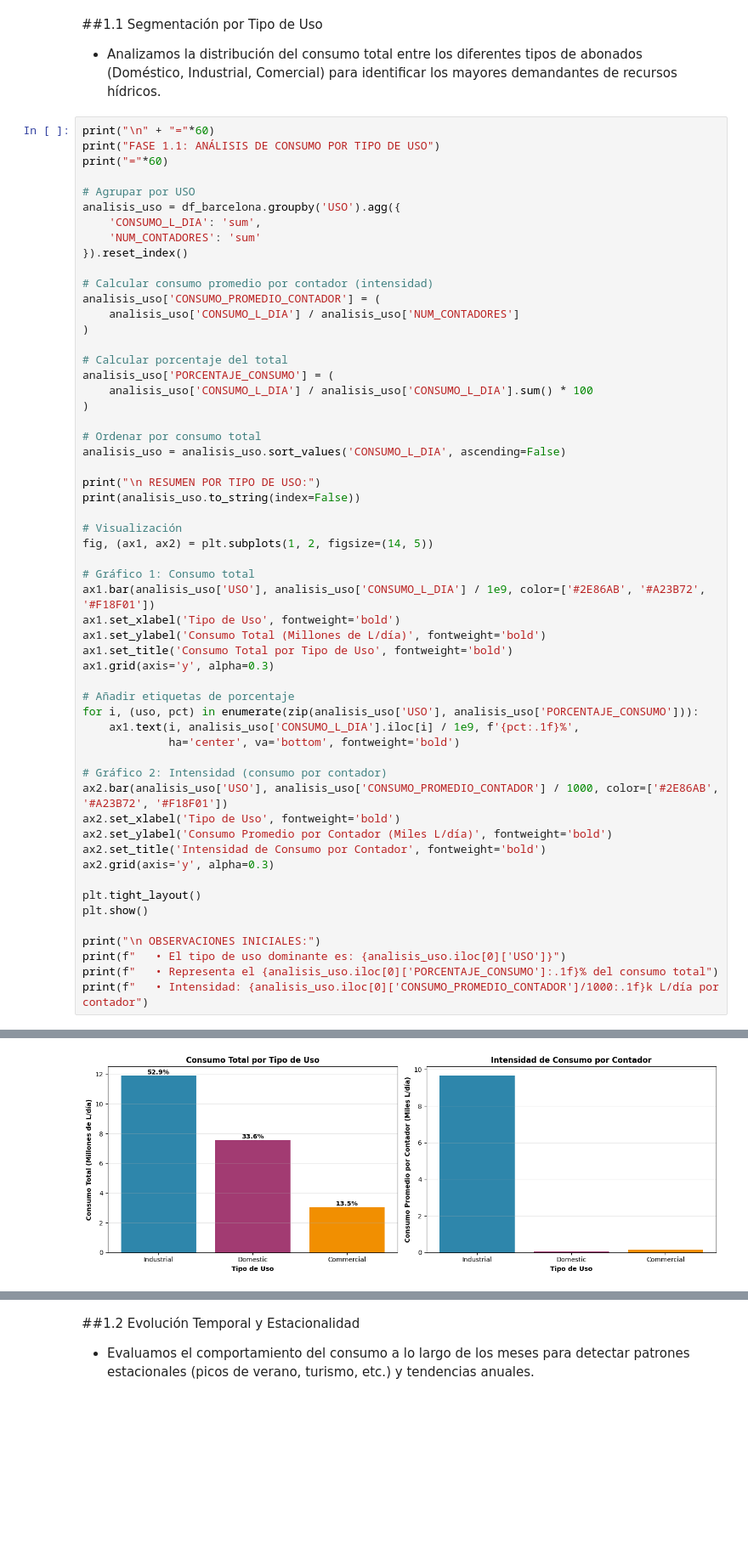
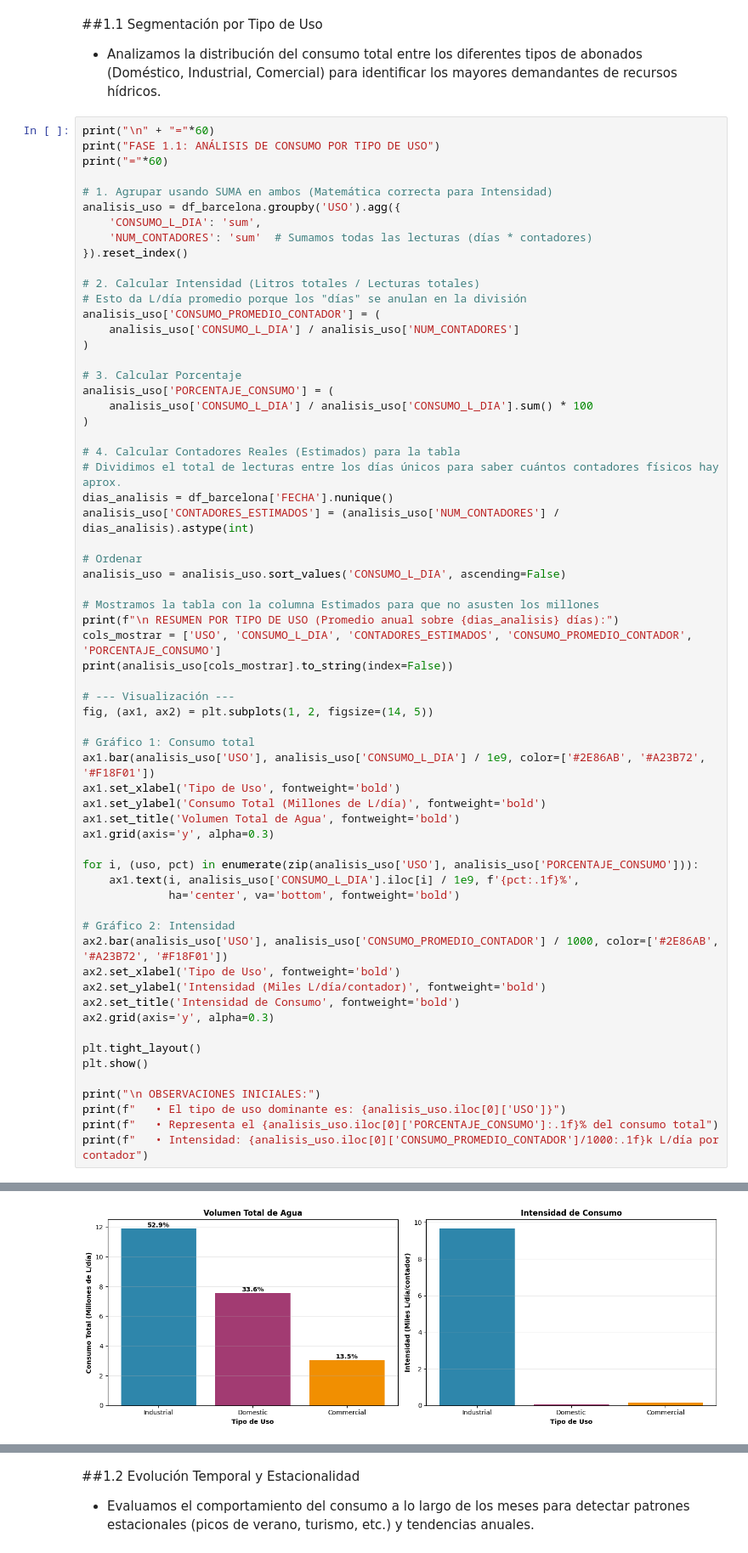
Before and after one commit to dragoscalin33/Aguas_Barcelona_Consumo_2023_2024, a Jupyter notebook: notebooks/aguas_barcelona.ipynb, the cells around one changed output, grey strips where cells are left out. Shown at 85% size. Saved outputs shown, nothing was run; the diff lists cells and outputs as text; blank space fills up the shorter version.

```diff
--- a/notebooks/aguas_barcelona.ipynb
+++ b/notebooks/aguas_barcelona.ipynb
@@ -243,48 +243,55 @@ print("\n" + "="*60)
 print("FASE 1.1: ANÁLISIS DE CONSUMO POR TIPO DE USO")
 print("="*60)
 
-# Agrupar por USO
+# 1. Agrupar usando SUMA en ambos (Matemática correcta para Intensidad)
 analisis_uso = df_barcelona.groupby('USO').agg({
     'CONSUMO_L_DIA': 'sum',
-    'NUM_CONTADORES': 'sum'
+    'NUM_CONTADORES': 'sum'  # Sumamos todas las lecturas (días * contadores)
 }).reset_index()
 
-# Calcular consumo promedio por contador (intensidad)
+# 2. Calcular Intensidad (Litros totales / Lecturas totales)
+# Esto da L/día promedio porque los "días" se anulan en la división
 analisis_uso['CONSUMO_PROMEDIO_CONTADOR'] = (
     analisis_uso['CONSUMO_L_DIA'] / analisis_uso['NUM_CONTADORES']
 )
 
-# Calcular porcentaje del total
+# 3. Calcular Porcentaje
 analisis_uso['PORCENTAJE_CONSUMO'] = (
     analisis_uso['CONSUMO_L_DIA'] / analisis_uso['CONSUMO_L_DIA'].sum() * 100
 )
 
-# Ordenar por consumo total
+# 4. Calcular Contadores Reales (Estimados) para la tabla
+# Dividimos el total de lecturas entre los días únicos para saber cuántos contadores físicos hay aprox.
+dias_analisis = df_barcelona['FECHA'].nunique()
+analisis_uso['CONTADORES_ESTIMADOS'] = (analisis_uso['NUM_CONTADORES'] / dias_analisis).astype(int)
+
+# Ordenar
 analisis_uso = analisis_uso.sort_values('CONSUMO_L_DIA', ascending=False)
 
-print("\n RESUMEN POR TIPO DE USO:")
-print(analisis_uso.to_string(index=False))
+# Mostramos la tabla con la columna Estimados para que no asusten los millones
+print(f"\n RESUMEN POR TIPO DE USO (Promedio anual sobre {dias_analisis} días):")
+cols_mostrar = ['USO', 'CONSUMO_L_DIA', 'CONTADORES_ESTIMADOS', 'CONSUMO_PROMEDIO_CONTADOR', 'PORCENTAJE_CONSUMO']
+print(analisis_uso[cols_mostrar].to_string(index=False))
 
-# Visualización
+# --- Visualización ---
 fig, (ax1, ax2) = plt.subplots(1, 2, figsize=(14, 5))
 
 # Gráfico 1: Consumo total
 ax1.bar(analisis_uso['USO'], analisis_uso['CONSUMO_L_DIA'] / 1e9, color=['#2E86AB', '#A23B72', '#F18F01'])
 ax1.set_xlabel('Tipo de Uso', fontweight='bold')
 ax1.set_ylabel('Consumo Total (Millones de L/día)', fontweight='bold')
-ax1.set_title('Consumo Total por Tipo de Uso', fontweight='bold')
+ax1.set_title('Volumen Total de Agua', fontweight='bold')
 ax1.grid(axis='y', alpha=0.3)
 
-# Añadir etiquetas de porcentaje
 for i, (uso, pct) in enumerate(zip(analisis_uso['USO'], analisis_uso['PORCENTAJE_CONSUMO'])):
     ax1.text(i, analisis_uso['CONSUMO_L_DIA'].iloc[i] / 1e9, f'{pct:.1f}%',
              ha='center', va='bottom', fontweight='bold')
 
-# Gráfico 2: Intensidad (consumo por contador)
+# Gráfico 2: Intensidad
 ax2.bar(analisis_uso['USO'], analisis_uso['CONSUMO_PROMEDIO_CONTADOR'] / 1000, color=['#2E86AB', '#A23B72', '#F18F01'])
 ax2.set_xlabel('Tipo de Uso', fontweight='bold')
-ax2.set_ylabel('Consumo Promedio por Contador (Miles L/día)', fontweight='bold')
-ax2.set_title('Intensidad de Consumo por Contador', fontweight='bold')
+ax2.set_ylabel('Intensidad (Miles L/día/contador)', fontweight='bold')
+ax2.set_title('Intensidad de Consumo', fontweight='bold')
 ax2.grid(axis='y', alpha=0.3)
 
 plt.tight_layout()
@@ -307,4 +314,4 @@ Commercial     3041766989        22492787                 135.232997           1
-[figure, old version]
+[figure, new version]
  OBSERVACIONES INICIALES:
    • El tipo de uso dominante es: Industrial
    • Representa el 52.9% del consumo total
```
Also changed, not shown: parts of 1 cell of this notebook.
